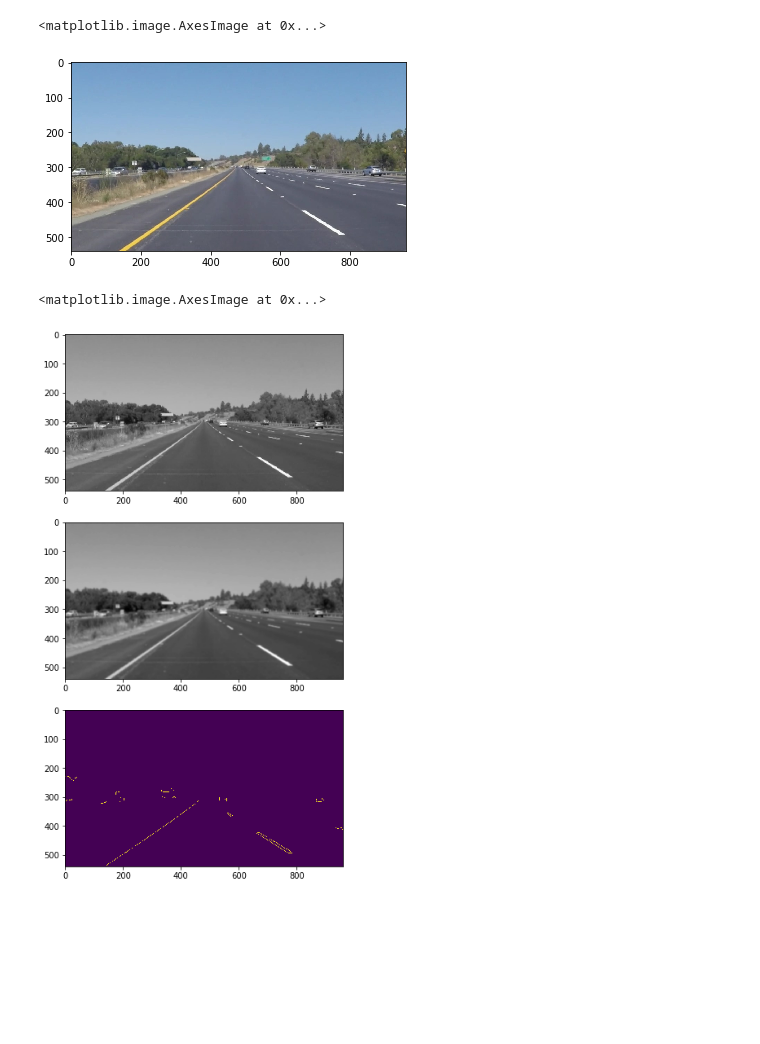
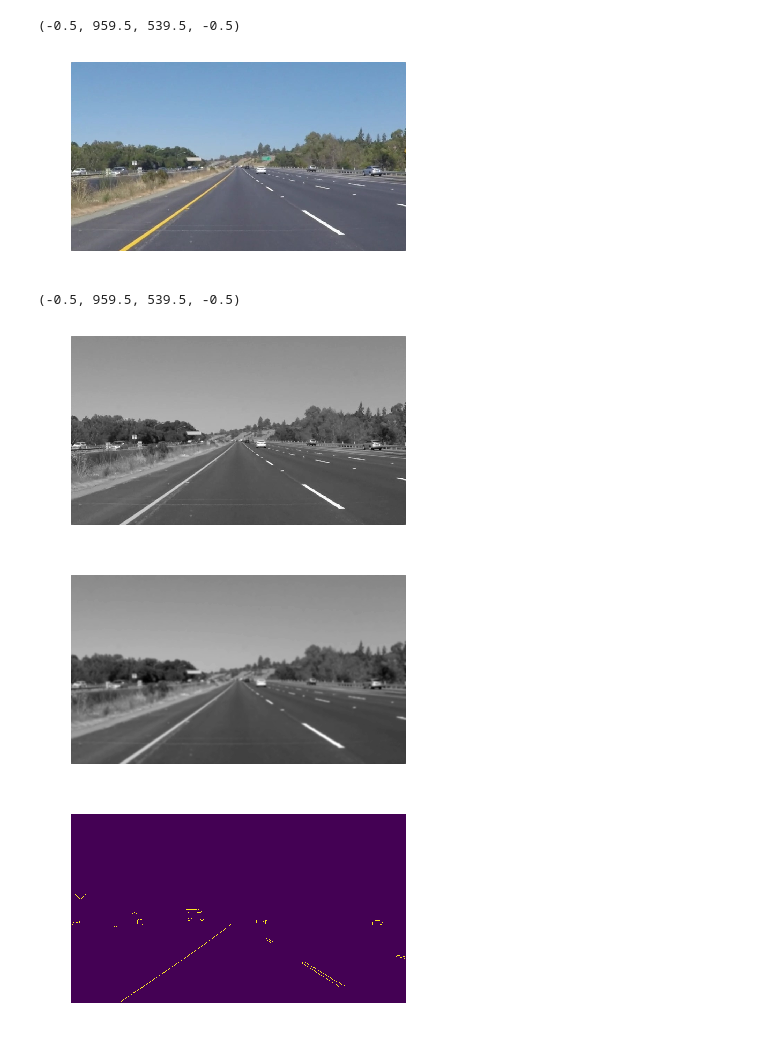
Before and after one commit to semeniuta/visionfuncs, a Jupyter notebook: notebooks/demo_epypes_paper_example.ipynb, the cells around one changed output. Cells and saved outputs as stored; diff of their text form; code cells hidden in the pictures; blank space fills up the shorter version.

```diff
--- a/notebooks/demo_epypes_paper_example.ipynb
+++ b/notebooks/demo_epypes_paper_example.ipynb
@@ -68,22 +68,27 @@ nxpd.draw(nxg)
 im = open_image('../data/solidYellowLeft.jpg', read_flag=cv2.IMREAD_COLOR, color_transform=cv2.COLOR_BGR2RGB)
 
 plt.imshow(im)
+
+plt.axis('off')
 # %% [output]
-<matplotlib.image.AxesImage at 0x...>
+(-0.5, 959.5, 539.5, -0.5)
-[figure, old version]
+[figure, new version]
 # %%
 runner.run(image=im)
 
-plt.figure(figsize=(7, 12))
+plt.figure()
+plt.imshow(runner['image_gray'], cmap='gray')
+plt.axis('off')
 
-plt.subplot(3, 1, 1)
-plt.imshow(runner['image_gray'], cmap='gray')
+plt.figure()
+plt.imshow(runner['image_blurred'], cmap='gray')
+plt.axis('off')
 
-plt.subplot(3, 1, 2)
-plt.imshow(runner['image_blurred'], cmap='gray')
-
-plt.subplot(3, 1, 3)
+plt.figure()
 plt.imshow(runner['edges'])
+plt.axis('off')
 # %% [output]
-<matplotlib.image.AxesImage at 0x...>
+(-0.5, 959.5, 539.5, -0.5)
-[figure, old version]
+[figure, new version]
+[figure, added]
+[figure, added]
```
Also changed, not shown: parts of 1 cell of this notebook, 1 other file.
